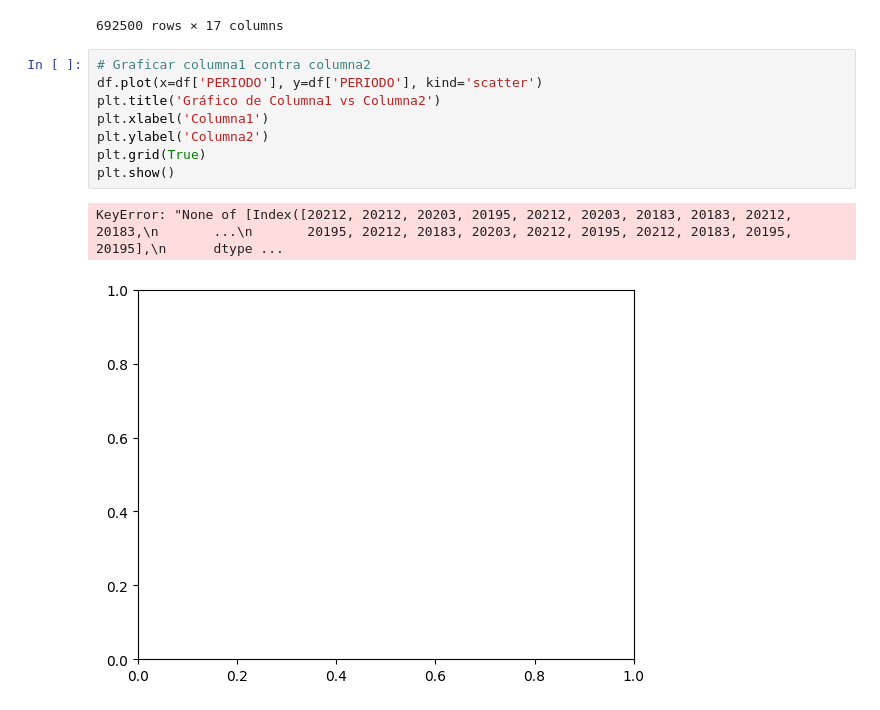
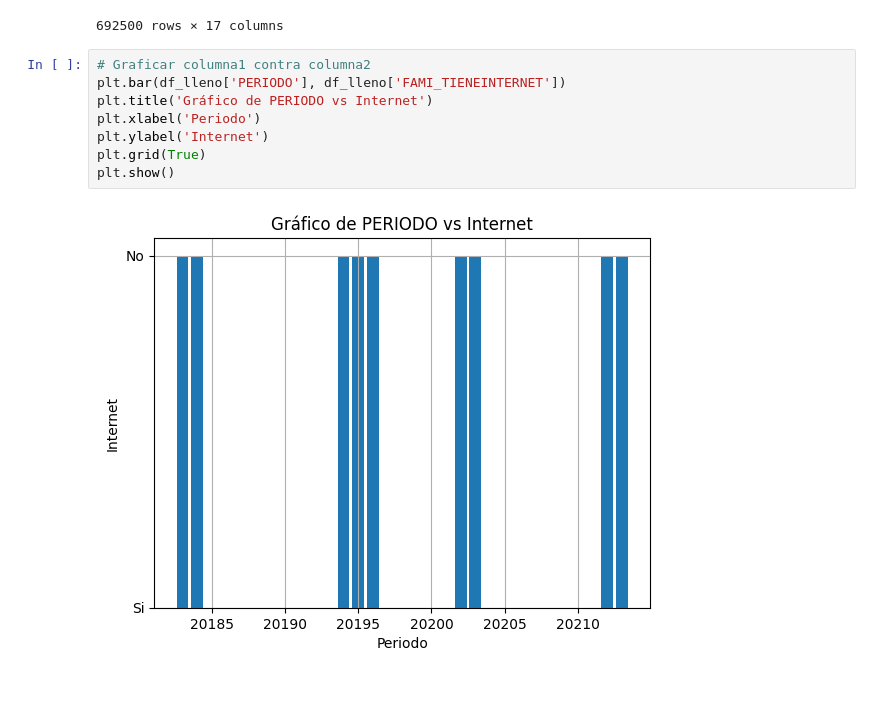
Before and after one commit to AlejandroBecerraAcevedo/modelPredictPrebaSaber, a Jupyter notebook: 01 - exploración.ipynb, the cells around one changed output. Drawn from its saved outputs; the diff is of its cells as text.

Commit message:
update graph_2

```diff
--- a/01 - exploración.ipynb
+++ b/01 - exploración.ipynb
@@ -131,12 +131,11 @@ df_lleno
 692500 rows × 17 columns
 # %%
 # Graficar columna1 contra columna2
-df.plot(x=df['PERIODO'], y=df['PERIODO'], kind='scatter')
-plt.title('Gráfico de Columna1 vs Columna2')
-plt.xlabel('Columna1')
-plt.ylabel('Columna2')
+plt.bar(df_lleno['PERIODO'], df_lleno['FAMI_TIENEINTERNET'])
+plt.title('Gráfico de PERIODO vs Internet')
+plt.xlabel('Periodo')
+plt.ylabel('Internet')
 plt.grid(True)
 plt.show()
 # %% [output]
-KeyError: "None of [Index([20212, 20212, 20203, 20195, 20212, 20203, 20183, 20183, 20212, 20183,\n       ...\n       20195, 20212, 20183, 20203, 20212, 20195, 20212, 20183, 20195, 20195],\n      dtype ...
-[figure, old version]
+[figure, new version]
```
Also changed, not shown: parts of 1 cell of this notebook.
